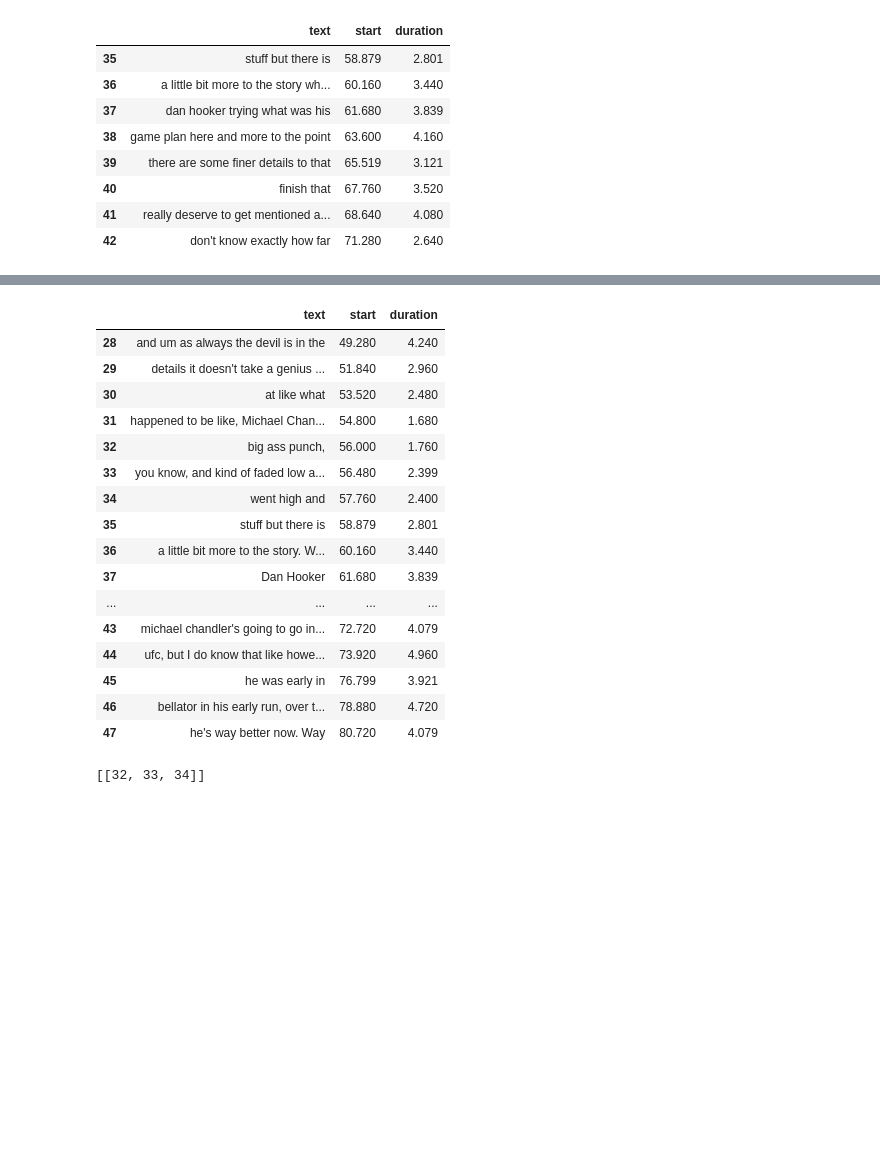
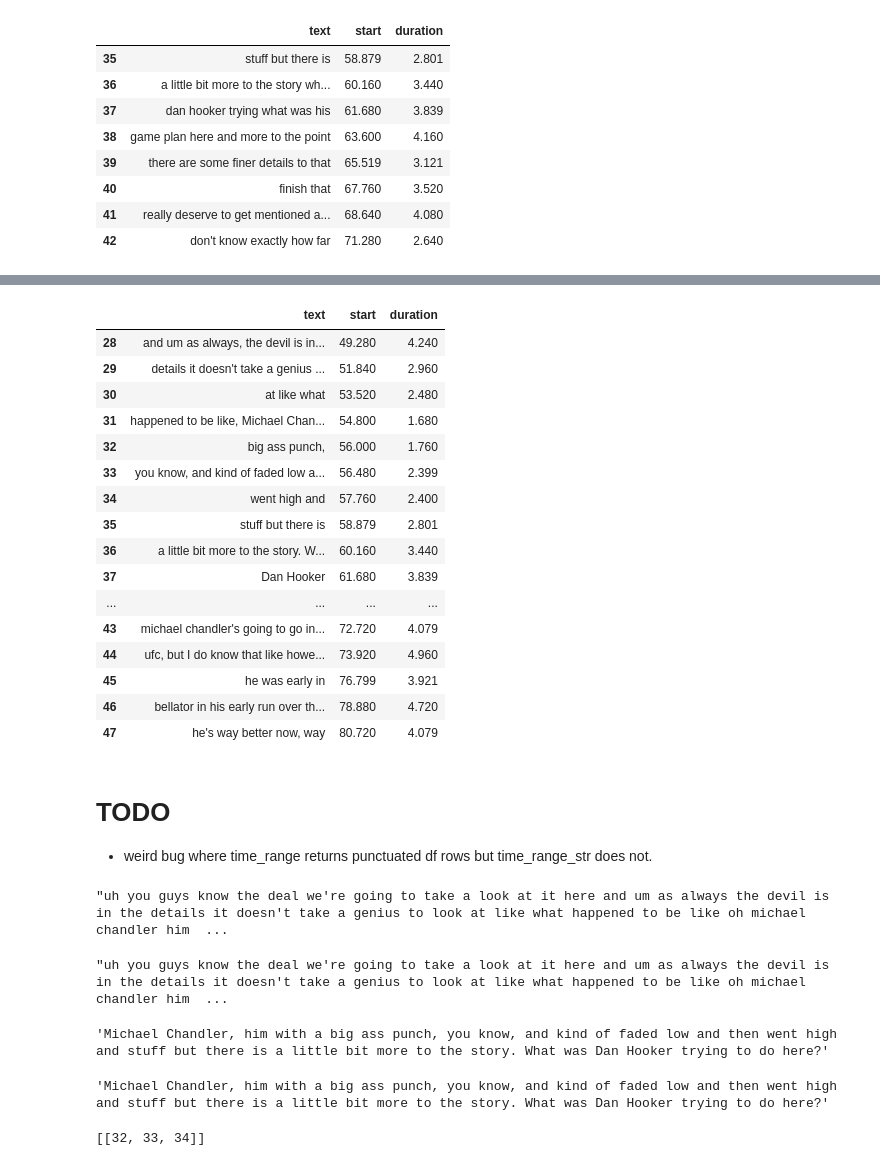
Before and after one commit to hdmamin/jabberwocky, a Jupyter notebook: notebooks/nb03-transcript-manager.ipynb, the cells around one changed output, grey strips where cells are left out. Drawn from its saved outputs; the diff is of its cells as text; code cells hidden in the pictures; blank space fills up the shorter version.

```diff
--- a/notebooks/nb03-transcript-manager.ipynb
+++ b/notebooks/nb03-transcript-manager.ipynb
@@ -58,6 +59,10 @@ class UnpunctuatedTranscript:
     def punctuated_chunk(self, start_idx, end_idx, punctuate,
                          align_kwargs=None, extra_kwargs=None,
                          **query_kwargs):
+        # Check for pre-punctuated text.
+        chunk = self.df_punct.loc[start_idx:end_idx, :]
+        if chunk.text.isnull().sum() == 0:
+            return chunk
         if not punctuate:
             return self.df_gen.loc[start_idx:end_idx, :]
         for idx in self.na_index_chunks(self.df_punct.loc[start_idx:end_idx]):
@@ -428,23 +396,43 @@ res = trans_gen.time_range(50, 80, True)
-# %%
-res
-# %% [output]
-|  | text | start | duration |
-| 28 | and um as always the devil is in the | 49.280 | 4.240 |
-| 29 | details it doesn't take a genius ... | 51.840 | 2.960 |
-| 30 | at like what | 53.520 | 2.480 |
-| 31 | happened to be like, Michael Chan... | 54.800 | 1.680 |
-| 32 | big ass punch, | 56.000 | 1.760 |
-| 33 | you know, and kind of faded low a... | 56.480 | 2.399 |
-| 34 | went high and | 57.760 | 2.400 |
-| 35 | stuff but there is | 58.879 | 2.801 |
-| 36 | a little bit more to the story. W... | 60.160 | 3.440 |
-| 37 | Dan Hooker | 61.680 | 3.839 |
-| ... | ... | ... | ... |
-| 43 | michael chandler's going to go in... | 72.720 | 4.079 |
-| 44 | ufc, but I do know that like howe... | 73.920 | 4.960 |
-| 45 | he was early in | 76.799 | 3.921 |
-| 46 | bellator in his early run, over t... | 78.880 | 4.720 |
-| 47 | he's way better now. Way | 80.720 | 4.079 |
+# %%
+# Previously punctuated.
+trans_gen.time_range(50, 80, False)
+# %% [output]
+|  | text | start | duration |
+| 28 | and um as always, the devil is in... | 49.280 | 4.240 |
+| 29 | details it doesn't take a genius ... | 51.840 | 2.960 |
+| 30 | at like what | 53.520 | 2.480 |
+| 31 | happened to be like, Michael Chan... | 54.800 | 1.680 |
+| 32 | big ass punch, | 56.000 | 1.760 |
+| 33 | you know, and kind of faded low a... | 56.480 | 2.399 |
+| 34 | went high and | 57.760 | 2.400 |
+| 35 | stuff but there is | 58.879 | 2.801 |
+| 36 | a little bit more to the story. W... | 60.160 | 3.440 |
+| 37 | Dan Hooker | 61.680 | 3.839 |
+| ... | ... | ... | ... |
+| 43 | michael chandler's going to go in... | 72.720 | 4.079 |
+| 44 | ufc, but I do know that like howe... | 73.920 | 4.960 |
+| 45 | he was early in | 76.799 | 3.921 |
+| 46 | bellator in his early run over th... | 78.880 | 4.720 |
+| 47 | he's way better now, way | 80.720 | 4.079 |
+# %% [markdown]
+# TODO
+- weird bug where time_range returns punctuated df rows but time_range_str does not.
+# %%
+trans_gen.time_range_str(50, 80)
+# %% [output]
+"uh you guys know the deal we're going to take a look at it here and um as always the devil is in the details it doesn't take a genius to look at like what happened to be like oh michael chandler him  ...
+# %%
+trans_gen.time_range_str(50, 80, full_sentences=True)
+# %% [output]
+"uh you guys know the deal we're going to take a look at it here and um as always the devil is in the details it doesn't take a genius to look at like what happened to be like oh michael chandler him  ...
+# %%
+trans_gen.time_range_str(50, 80, punctuate=True, full_sentences=True)
+# %% [output]
+'Michael Chandler, him with a big ass punch, you know, and kind of faded low and then went high and stuff but there is a little bit more to the story. What was Dan Hooker trying to do here?'
+# %%
+trans_gen.time_range_str(50, 80, punctuate=True)
+# %% [output]
+'Michael Chandler, him with a big ass punch, you know, and kind of faded low and then went high and stuff but there is a little bit more to the story. What was Dan Hooker trying to do here?'
 # %%
 def na_index_chunks(chunk):
     nans = chunk[chunk.text.isnull()]
```
Also changed, not shown: parts of 13 cells of this notebook, 1 other file.
